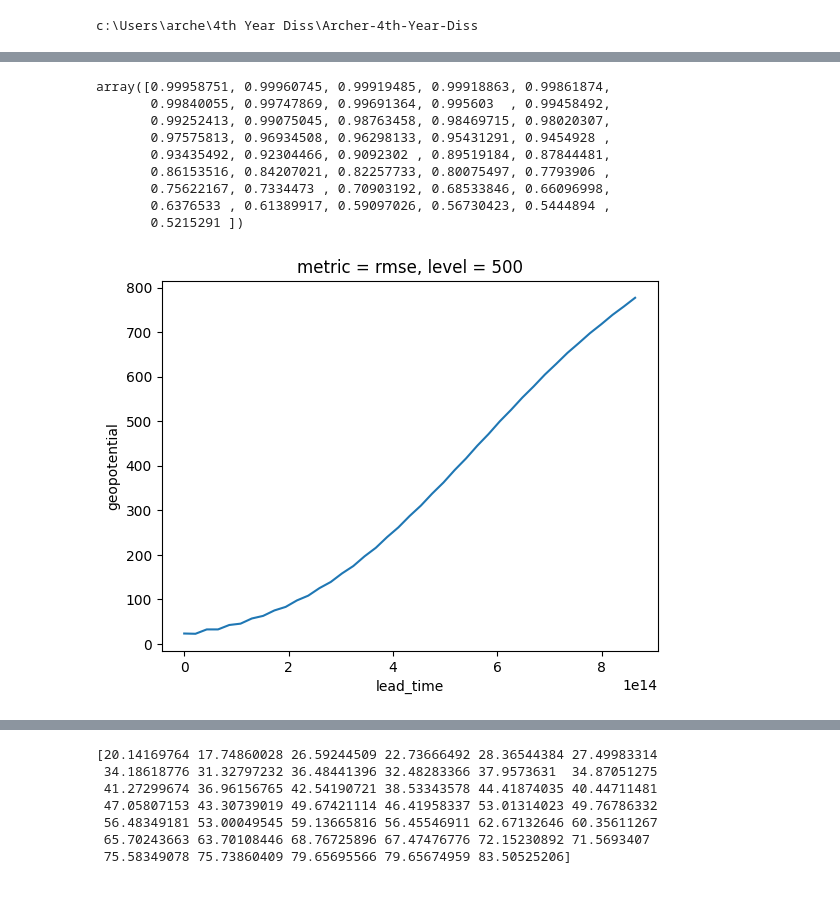
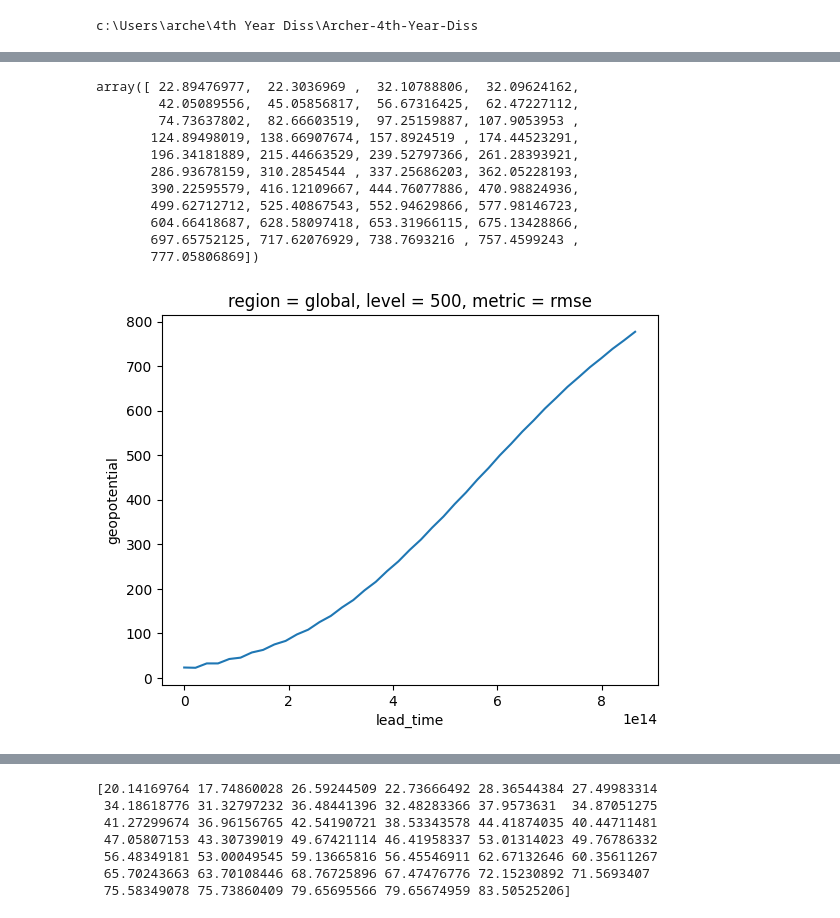
Before and after one commit to archerdodson/WeatherBench2-Implementation, a Jupyter notebook: WeatherBench2Work.ipynb, the cells around one changed output, grey strips where cells are left out. Drawn from its saved outputs; the diff is of its cells as text; code cells hidden in the pictures.

Commit message:
Forecast Alignment solved

```diff
--- a/WeatherBench2Work.ipynb
+++ b/WeatherBench2Work.ipynb
@@ -94,11 +128,17 @@ eval_configs = {
 from weatherbench2.evaluation import evaluate_in_memory
 evaluate_in_memory(data_config, eval_configs)
 # %%
-results = xr.open_dataset('./deterministic.nc')
+results = xr.open_dataset('./deterministicfulltest.nc')
 print(results)
+print('split')
+#test = results.sel(metric = 'mse', level = 850)
+#print(test['geopotential'].isnull())
+print((results['geopotential'].sel(level = 850, metric = 'mse', region = "extra-tropics")).values)
 
-test = results.sel(metric = 'mse', level = 850)
-print(test['geopotential'].isnull())
-print(results.sel(metric = 'mse', level = 850)['geopotential'].values)
+results['geopotential'].sel(metric='acc', level=500, region = "global").values
+
+
+#results.sel(level = 850, metric = 'mse', region = "extra-tropics")['geopotential']
+#forecastdata['geopotential'].sel(level=500, time = slice('2020-06-01', '2020-12-31'), latitude = slice(-10, 10))
 # %% [output]
 <xarray.Dataset>
@@ -135,19 +198,21 @@ results = xr.concat(
     dim='metric'
 )
 # %%
-results['geopotential'].sel(metric='rmse', level=500).plot()
+results['geopotential'].sel(metric='rmse', level=500, region='global').plot()
 
-results['geopotential'].sel(metric='acc', level=500).values
+results['geopotential'].sel(metric='rmse', level=500, region = 'global').values
 # %% [output]
-array([0.99958751, 0.99960745, 0.99919485, 0.99918863, 0.99861874,
-       0.99840055, 0.99747869, 0.99691364, 0.995603  , 0.99458492,
-       0.99252413, 0.99075045, 0.98763458, 0.98469715, 0.98020307,
-       0.97575813, 0.96934508, 0.96298133, 0.95431291, 0.9454928 ,
-       0.93435492, 0.92304466, 0.9092302 , 0.89519184, 0.87844481,
-       0.86153516, 0.84207021, 0.82257733, 0.80075497, 0.7793906 ,
-       0.75622167, 0.7334473 , 0.70903192, 0.68533846, 0.66096998,
-       0.6376533 , 0.61389917, 0.59097026, 0.56730423, 0.5444894 ,
-       0.5215291 ])
+array([ 22.89476977,  22.3036969 ,  32.10788806,  32.09624162,
+        42.05089556,  45.05856817,  56.67316425,  62.47227112,
+        74.73637802,  82.66603519,  97.25159887, 107.9053953 ,
+       124.89498019, 138.66907674, 157.8924519 , 174.44523291,
+       196.34181889, 215.44663529, 239.52797366, 261.28393921,
+       286.93678159, 310.2854544 , 337.25686203, 362.05228193,
+       390.22595579, 416.12109667, 444.76077886, 470.98824936,
+       499.62712712, 525.40867543, 552.94629866, 577.98146723,
+       604.66418687, 628.58097418, 653.31966115, 675.13428866,
+       697.65752125, 717.62076929, 738.7693216 , 757.4599243 ,
+       777.05806869])
-[figure, old version]
+[figure, new version]
 # %%
 ##Testing on even smaller 1d date
```
Also changed, not shown: parts of 11 cells of this notebook, 6 other files.
